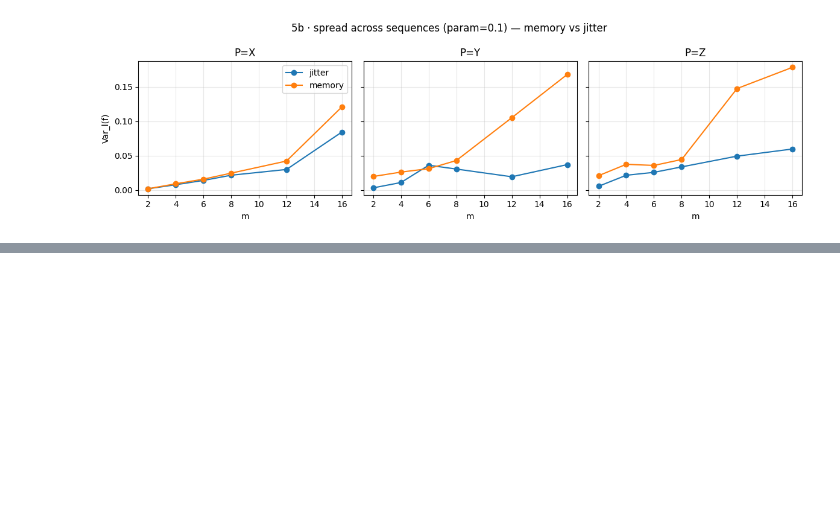
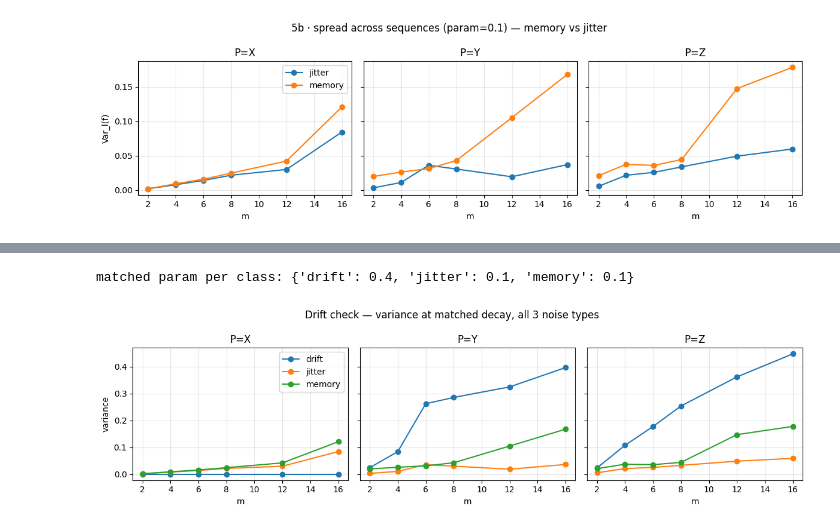
Before and after one commit to imelenwe/randomized-benchmarking, a Jupyter notebook: DiffusionCB/analyse_data.ipynb, the cells around one changed output, grey strips where cells are left out. Cells and saved outputs as stored; diff of their text form; code cells hidden in the pictures; blank space fills up the shorter version.

```diff
--- a/DiffusionCB/analyse_data.ipynb
+++ b/DiffusionCB/analyse_data.ipynb
@@ -69,0 +121,65 @@ plt.tight_layout(); plt.show()
+# %%
+# generated additional data for drift now lets compare all 3 noise types at matched λ (param=0.10)
+
+# 1) Measure how much each run "decayed".
+#    - Every run gives a survival number F at each sequence length m.
+#      F near 1 = signal barely faded; F near 0 = signal mostly gone.
+#    - We look only at the LONGEST sequence (m = 16), because that's where
+#      the noise types differ the most.
+#    - We use only the Y and Z measurements (X barely moves, so it's not useful).
+#    - We average Y and Z into one number per run.
+#    Result: `decay` = one number per (noise type, dial setting) =
+#            "how much signal is left at the end". Low = decayed a lot.
+big_m = F.m.max()
+decay = (F[(F.m == big_m) & F.P.isin(["Y", "Z"])]
+         .groupby(["noisetype", "param_value"])["F"].mean().reset_index(name="decay"))
+
+# 2) Pick a "target" decay level that ALL three noise types can reach.
+#    - Each noise type covers a RANGE of decay as you turn its dial:
+#      from its most-decayed run (min) to its least-decayed run (max).
+#    - mins.max() = the highest floor  → as low as all three can commonly go.
+#    - maxs.min() = the lowest ceiling → as high as all three can commonly go.
+#    - The band between them is the decay level every type can produce.
+#    - target = the middle of that shared band (a safe, central level to match
+# on).
+#memory  : [0.15 ──────────────── 0.60]
+#jitter  : [0.10 ────────────── 0.55]
+#drift   :        [0.20 ─────────────────── 0.90]
+#                  ↑                    ↑
+#              highest floor       lowest ceiling
+mins, maxs = decay.groupby("noisetype")["decay"].min(), decay.groupby("noisetype")["decay"].max()
+target = (mins.max() + maxs.min()) / 2
+
+# 3) For each noise type, pick the dial setting that matches the target decay.
+#    - Go through each noise type (memory, jitter, drift) one at a time.
+#    - Look at all its dial settings and how much each one decayed.
+#    - Find the dial whose decay is closest to the target we chose in step 2.
+#    - Store that dial in `matched`, so we end up with one chosen setting per type.
+#    Result: matched = {"memory": 0.10, "jitter": 0.10, "drift": 0.40} (or similar).
+matched = {}
+for noisetype in decay["noisetype"].unique():                 # noise = memory / jitter / drift
+    rows    = decay[decay.noisetype == noisetype]             # this type's rows
+    closest = (rows.decay - target).abs().idxmin()        # row nearest the target
+    matched[noisetype] = rows.loc[closest, "param_value"]     # its dial setting
+print("matched param per class:", matched)
+
+
+# 4) Plot the variance vs sequence length for all 3 noise types,
+#    each at its matched dial (from step 3).
+#    - One panel per Pauli (X, Y, Z).
+#    - In each panel, one line per noise type.
+#    If the lines separate, the raw-data variance can tell the noise types apart.
+fig, axes = plt.subplots(1, 3, figsize=(12, 3.5), sharey=True)
+for ax, P in zip(axes, ["X", "Y", "Z"]):
+    for noisetype, param_value in matched.items():                        # noise + its matched dial
+        rows = var_phys[(var_phys.noisetype == noisetype) &
+                        (var_phys.param_value == param_value) &
+                        (var_phys.P == P)].sort_values("m")
+        ax.plot(rows.m, rows.var_phys, "o-", label=noisetype)
+    ax.set_title(f"P={P}"); ax.set_xlabel("m"); ax.grid(alpha=.3)
+axes[0].set_ylabel("variance"); axes[0].legend()
+plt.suptitle("Drift check — variance at matched decay, all 3 noise types")
+plt.tight_layout(); plt.show()
+# %% [output]
+matched param per class: {'drift': 0.4, 'jitter': 0.1, 'memory': 0.1}
+[figure, added]
```
Also changed, not shown: parts of 3 cells of this notebook, 3 other files.
